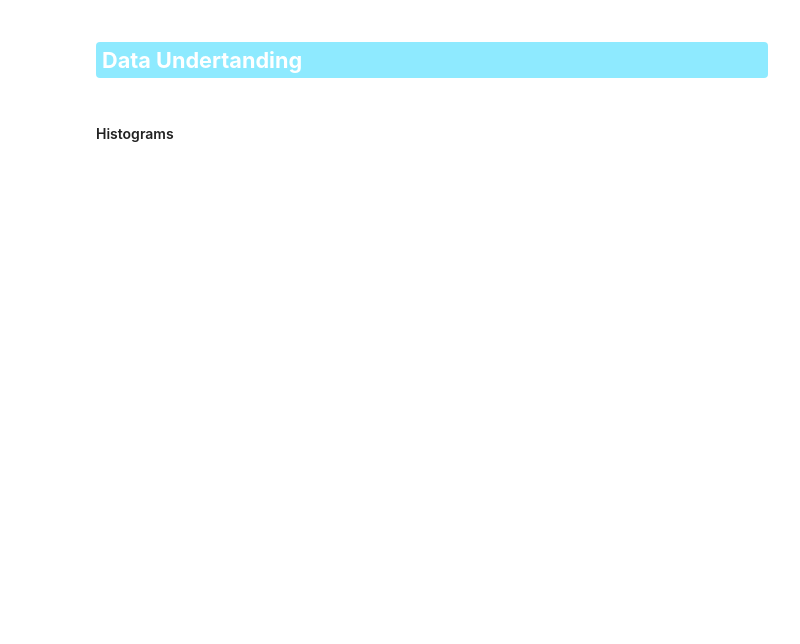
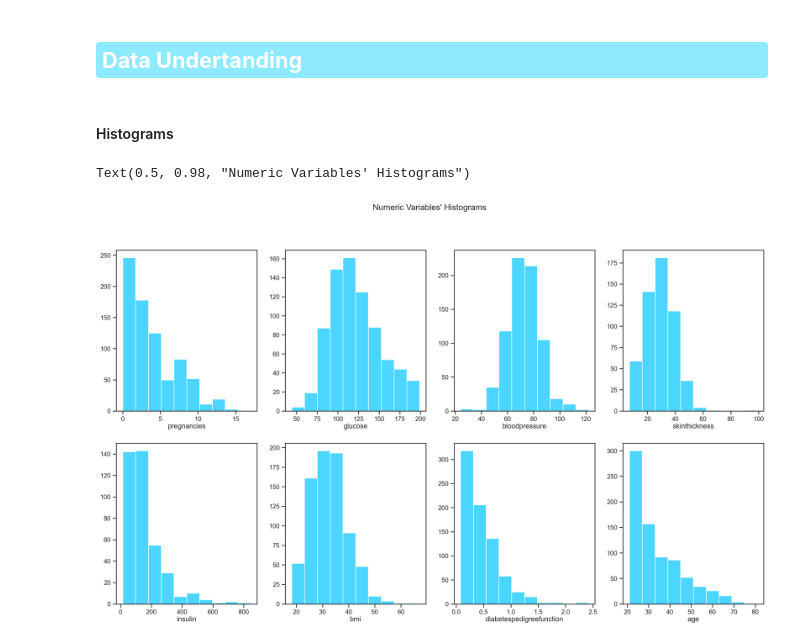
Before and after one commit to marianavfreitas/Diabetes, a Jupyter notebook: Diabetes Predictive Model.ipynb, the cells around one changed output. Saved outputs shown, nothing was run; the diff lists cells and outputs as text; code cells hidden in the pictures; blank space fills up the shorter version.

```diff
--- a/Diabetes Predictive Model.ipynb
+++ b/Diabetes Predictive Model.ipynb
@@ -234,3 +241,20 @@ Data Undertanding
 # %%
 sp_rows = 2
 sp_cols = 4
+
+sns.set_style("ticks")
+# Prepare figure. Create individual axes where each histogram will be placed
+fig, axes = plt.subplots(sp_rows,
+                         sp_cols,
+                         figsize=(20, 11))
+
+# Plot data
+# Iterate across axes objects and associate each histogram (hint: use the ax.hist() instead of plt.hist()):
+for ax, feat in zip(axes.flatten(), df_diabetes):
+    ax.hist(df_diabetes[feat], color=('#4CD5FF'))
+    ax.set_title(feat, y=-0.13)
+# Layout
+plt.suptitle("Numeric Variables' Histograms")
+# %% [output]
+Text(0.5, 0.98, "Numeric Variables' Histograms")
+[figure, added]
```
Also changed, not shown: parts of 83 cells of this notebook.
